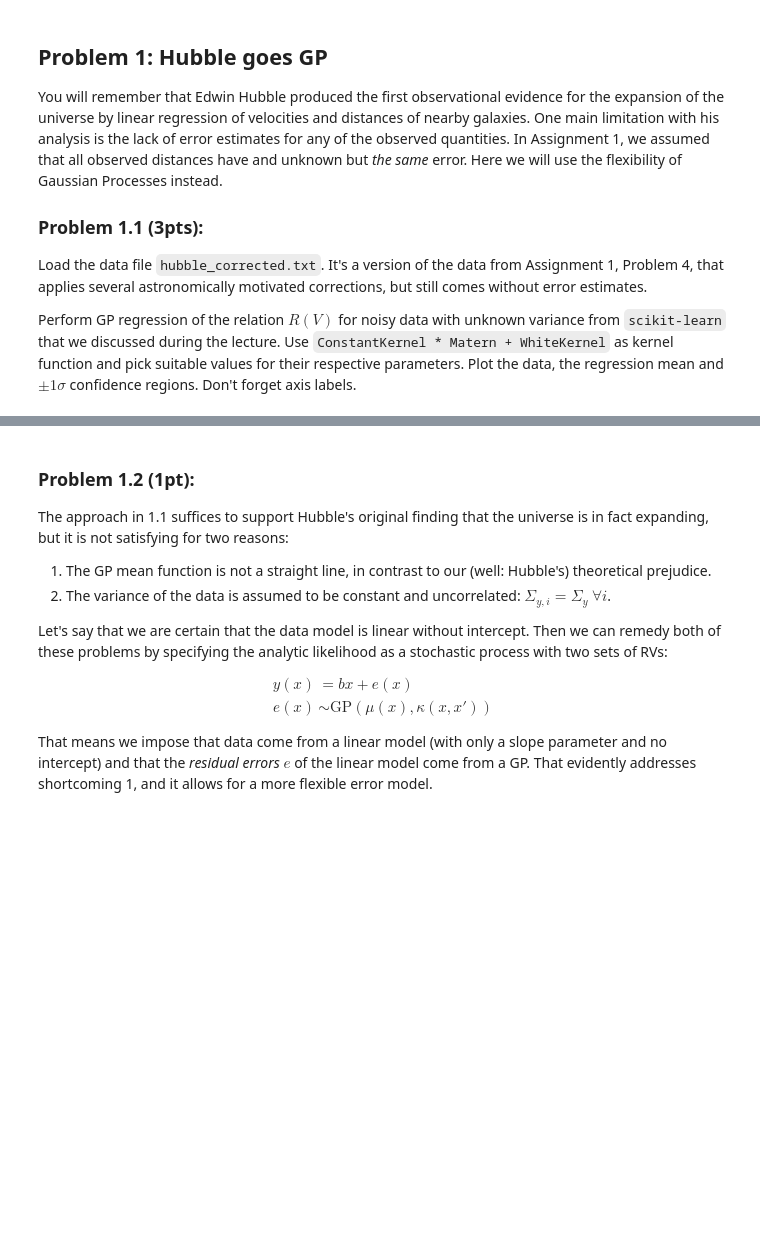
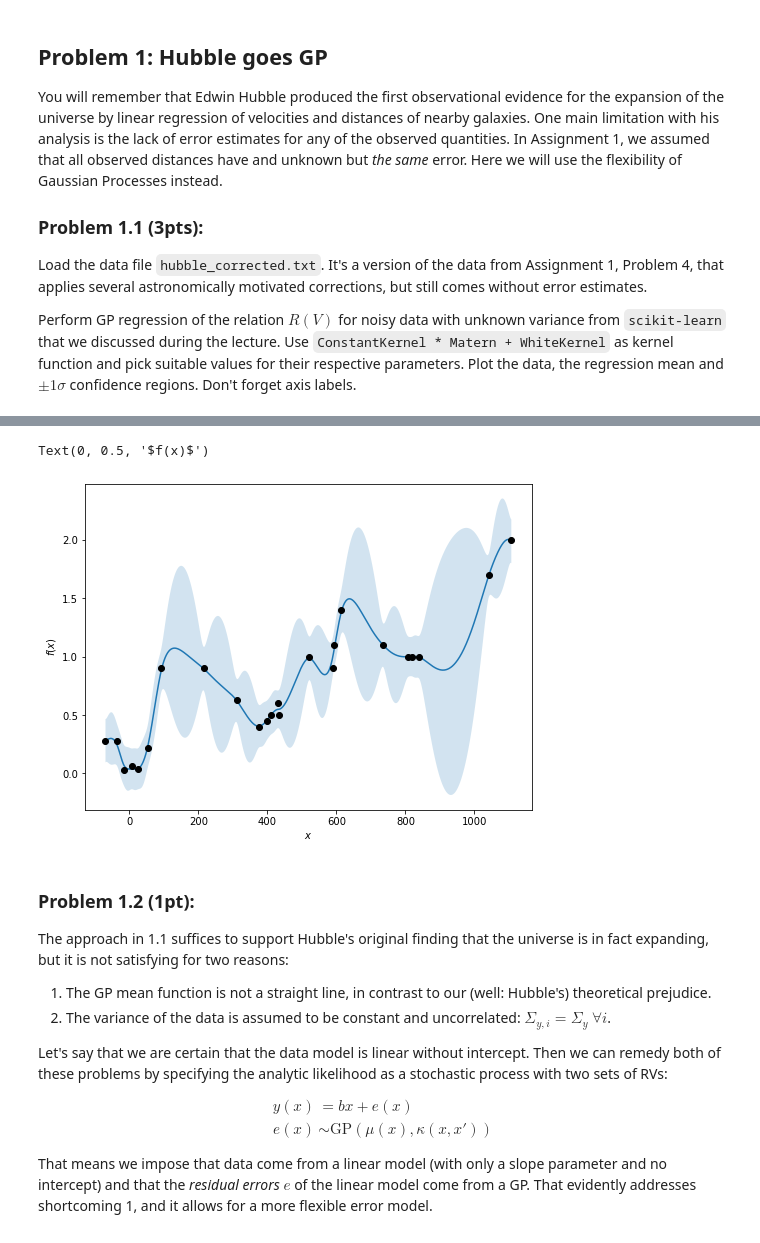
Before and after one commit to vanessaroser/sml505-assignment3, a Jupyter notebook: Assignment3.ipynb, the cells around one changed output, grey strips where cells are left out. Drawn from its saved outputs; the diff is of its cells as text; code cells hidden in the pictures; blank space fills up the shorter version.

```diff
--- a/Assignment3.ipynb
+++ b/Assignment3.ipynb
@@ -25,0 +33,3 @@ Perform GP regression of the relation $R(V)$ for noisy data with unknown varianc
+# %%
+hubble = np.loadtxt('data_3.txt')
+#print(hubble)
@@ -26,3 +54,36 @@ Perform GP regression of the relation $R(V)$ for noisy data with unknown varianc
+# %%
+np.random.seed(42)
+
+X = hubble[:,0].reshape(-1,1)
+Y = hubble[:,1].reshape(-1,1)
+
+# Mesh the input space for evaluations of the real function, the prediction and
+# its MSE
+x = np.linspace(min(X), max(X), 1000).reshape(-1,1)
+
+# Instantiate a Gaussian Process model
+kernel = C(1.0, (1e-3, 1e3)) * Matern(1, length_scale_bounds=(1e-2, 1e2)) + WhiteKernel(noise_level=1.0, noise_level_bounds=(1e-05, 100000.0))
+gp = GaussianProcessRegressor(kernel=kernel, n_restarts_optimizer=9)
+# Fit to data using Maximum Likelihood Estimation of the parameters
+gp.fit(X, Y)
+
+# Make the prediction on the meshed x-axis (ask for MSE as well)
+y_pred, sigma = gp.predict(x, return_std=True)
+y_pred = y_pred.squeeze()
+
+plt.figure(figsize=(8,6), facecolor='white')
+plt.plot(X, Y, 'ko', zorder=10, label='Observations')
+
+# Plot the function, the prediction and the 95% confidence interval based on the MSE
+plt.plot(x, y_pred)
+plt.fill(np.concatenate([x, x[::-1]]), np.concatenate([y_pred - 1.9600 * sigma, (y_pred + 1.9600 * sigma)[::-1]]), alpha=.2, ec='None', label='95 confidence interval')
+plt.xlabel('$x$')
+plt.ylabel('$f(x)$')
+#plt.ylim(-10, 20)
+#plt.legend(loc='upper left', frameon=False)
+# %% [output]
+Text(0, 0.5, '$f(x)$')
+[figure, added]
 # %% [markdown]
 ### Problem 1.2 (1pt):
 
```
Also changed, not shown: parts of 2 cells of this notebook.
